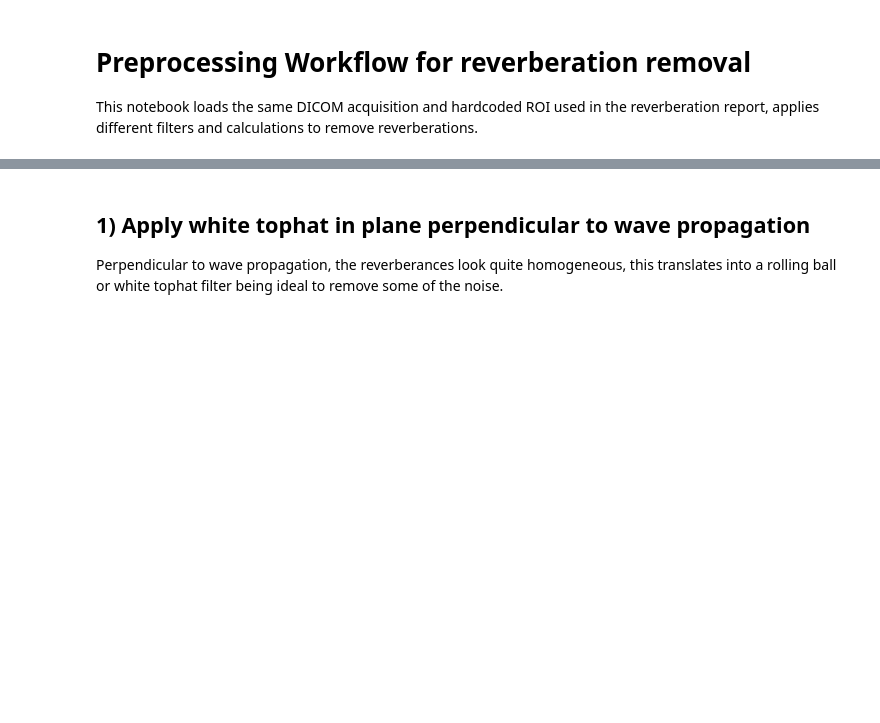
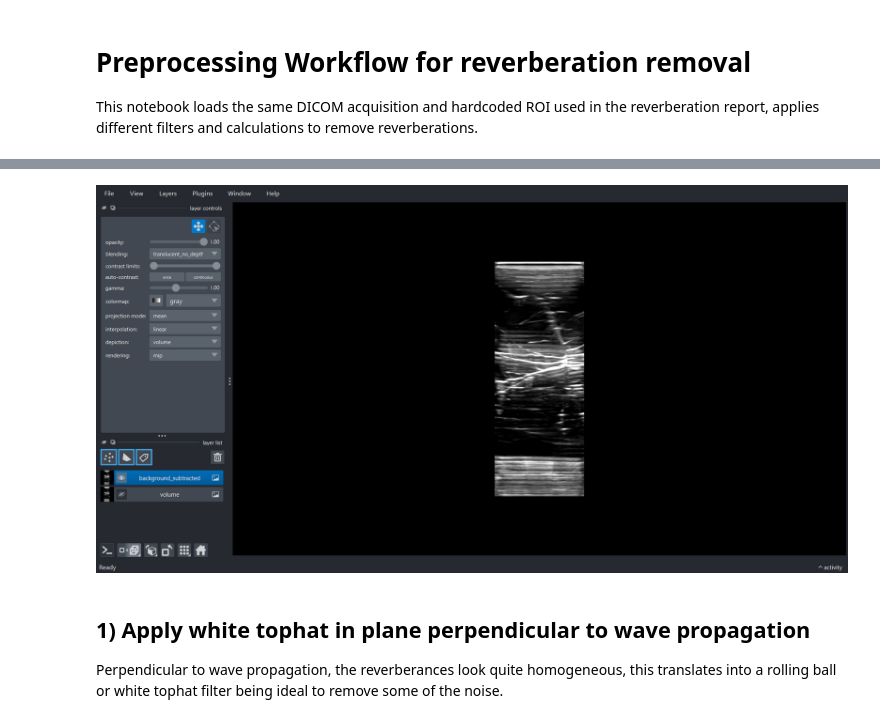
Before and after one commit to acorbat/eco-root, a Jupyter notebook: exploration/preprocessing_analysis.ipynb, the cells around one changed output, grey strips where cells are left out. Drawn from its saved outputs; the diff is of its cells as text; code cells hidden in the pictures; blank space fills up the shorter version.

```diff
--- a/exploration/preprocessing_analysis.ipynb
+++ b/exploration/preprocessing_analysis.ipynb
@@ -70,3 +77,11 @@ viewer.add_image(volume, name='volume', colormap='gray')
+# %%
+viewer = napari.Viewer(title='Median Subtracted', ndisplay=3)
+viewer.add_image(volume, name='volume', colormap='gray').visible = False
+viewer.add_image(background_subtracted, name='background_subtracted', colormap='gray')
+
+nbscreenshot(viewer)
+# %% [output]
+[figure, added]
 # %% [markdown]
 ## 1) Apply white tophat in plane perpendicular to wave propagation
 
```
Also changed, not shown: parts of 20 cells of this notebook.
